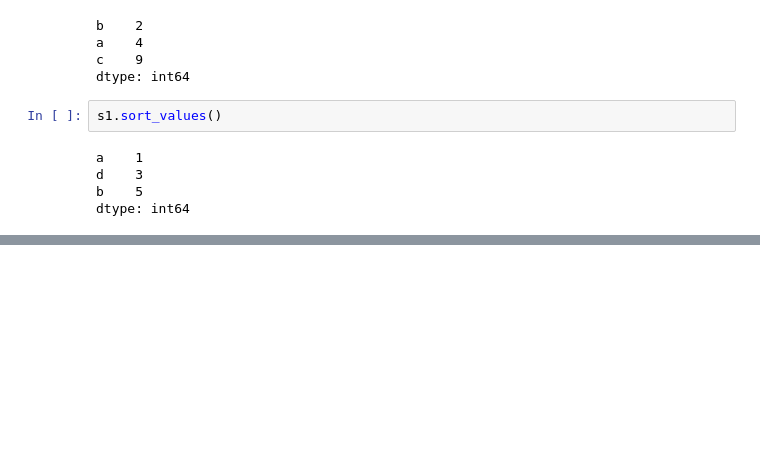
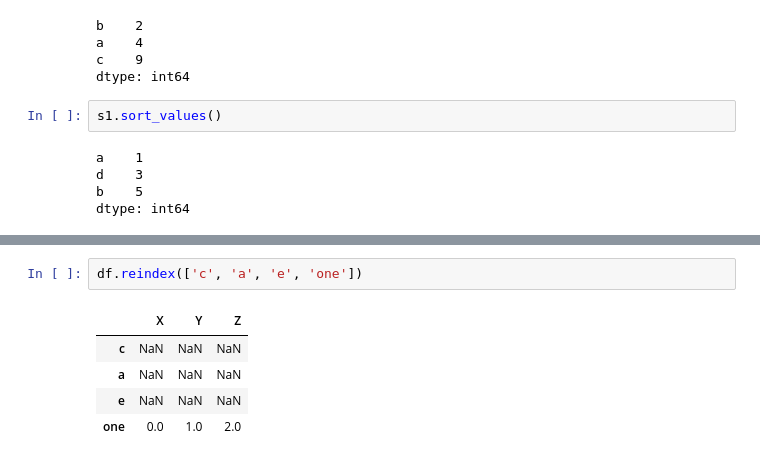
Before and after one commit to biosckon/python_notes, a Jupyter notebook: day3.ipynb, the cells around one changed output, grey strips where cells are left out. Saved outputs shown, nothing was run; the diff lists cells and outputs as text; blank space fills up the shorter version.

```diff
--- a/day3.ipynb
+++ b/day3.ipynb
@@ -373,0 +555,8 @@ dtype: int64
+# %%
+df.reindex(['c', 'a', 'e', 'one'])
+# %% [output]
+|  | X | Y | Z |
+| c | NaN | NaN | NaN |
+| a | NaN | NaN | NaN |
+| e | NaN | NaN | NaN |
+| one | 0.0 | 1.0 | 2.0 |
```
Also changed, not shown: parts of 46 cells of this notebook.
